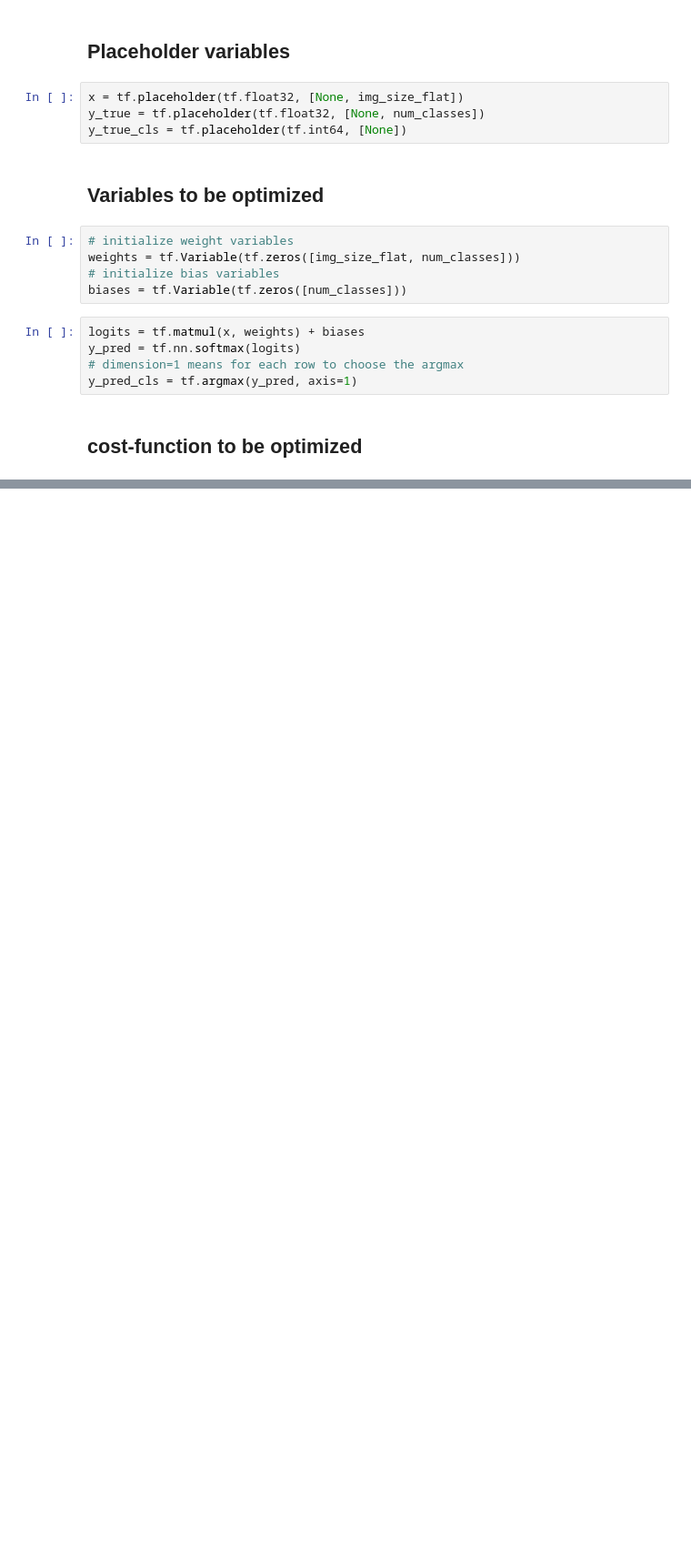
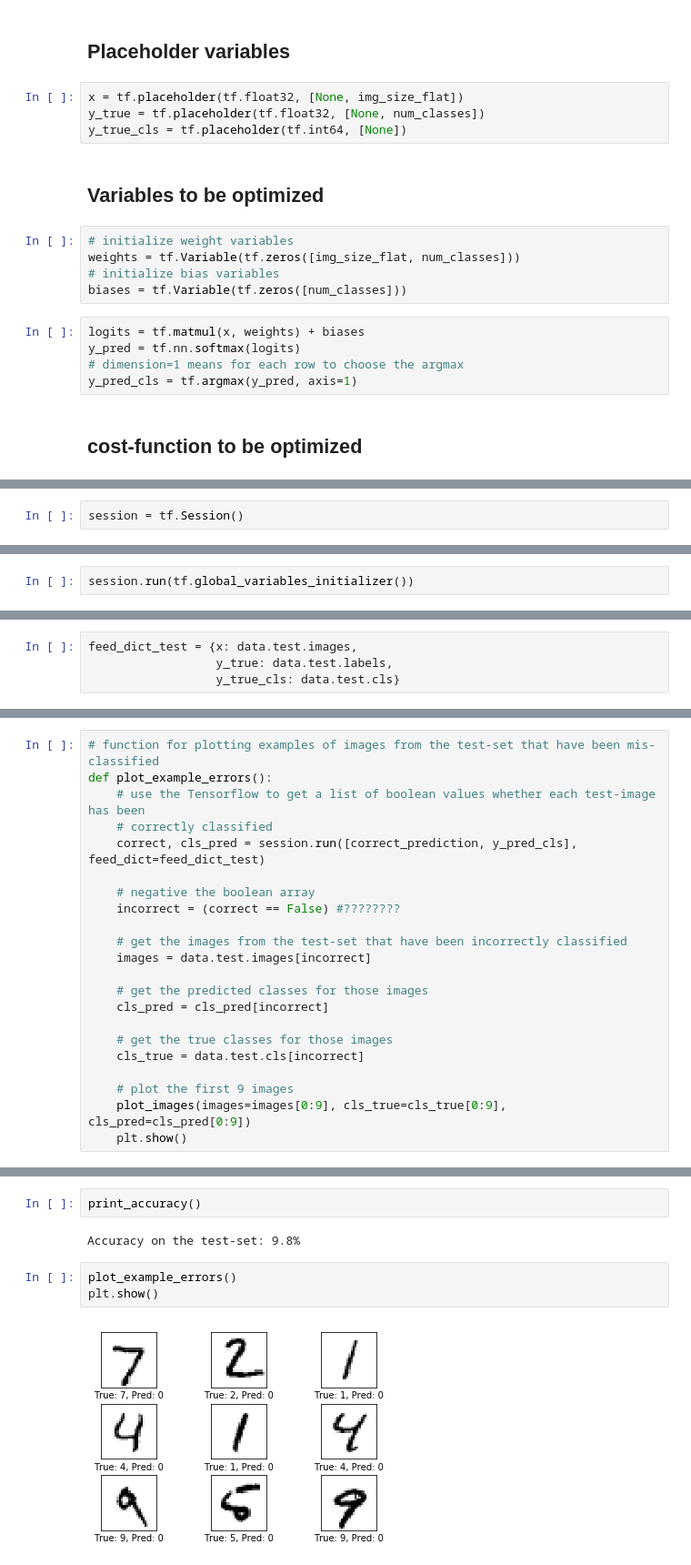
Before and after one commit to happyjin/tensorflow_tutorial, a Jupyter notebook: Hvass_tutorial/01_Simple_Linear_Model.ipynb, the cells around one changed output, grey strips where cells are left out. Shown: that part at 91% size. Saved outputs shown, nothing was run; the diff lists cells and outputs as text; blank space fills up the shorter version.

```diff
--- a/Hvass_tutorial/01_Simple_Linear_Model.ipynb
+++ b/Hvass_tutorial/01_Simple_Linear_Model.ipynb
@@ -96,0 +135,2 @@ cross_entropy = tf.nn.softmax_cross_entropy_with_logits(logits=logits, labels=y_
+# %%
+session = tf.Session()
@@ -96,0 +140,2 @@ cross_entropy = tf.nn.softmax_cross_entropy_with_logits(logits=logits, labels=y_
+# %%
+session.run(tf.global_variables_initializer())
@@ -96,0 +164,4 @@ cross_entropy = tf.nn.softmax_cross_entropy_with_logits(logits=logits, labels=y_
+# %%
+feed_dict_test = {x: data.test.images,
+                  y_true: data.test.labels,
+                  y_true_cls: data.test.cls}
@@ -96,0 +206,22 @@ cross_entropy = tf.nn.softmax_cross_entropy_with_logits(logits=logits, labels=y_
+# %%
+# function for plotting examples of images from the test-set that have been mis-classified
+def plot_example_errors():
+    # use the Tensorflow to get a list of boolean values whether each test-image has been
+    # correctly classified
+    correct, cls_pred = session.run([correct_prediction, y_pred_cls], feed_dict=feed_dict_test)
+
+    # negative the boolean array
+    incorrect = (correct == False) #????????
+
+    # get the images from the test-set that have been incorrectly classified
+    images = data.test.images[incorrect]
+
+    # get the predicted classes for those images
+    cls_pred = cls_pred[incorrect]
+
+    # get the true classes for those images
+    cls_true = data.test.cls[incorrect]
+
+    # plot the first 9 images
+    plot_images(images=images[0:9], cls_true=cls_true[0:9], cls_pred=cls_pred[0:9])
+    plt.show()
@@ -96,0 +265,9 @@ cross_entropy = tf.nn.softmax_cross_entropy_with_logits(logits=logits, labels=y_
+# %%
+print_accuracy()
+# %% [output]
+Accuracy on the test-set: 9.8%
+# %%
+plot_example_errors()
+plt.show()
+# %% [output]
+[figure, added]
```
Also changed, not shown: parts of 35 cells of this notebook.
